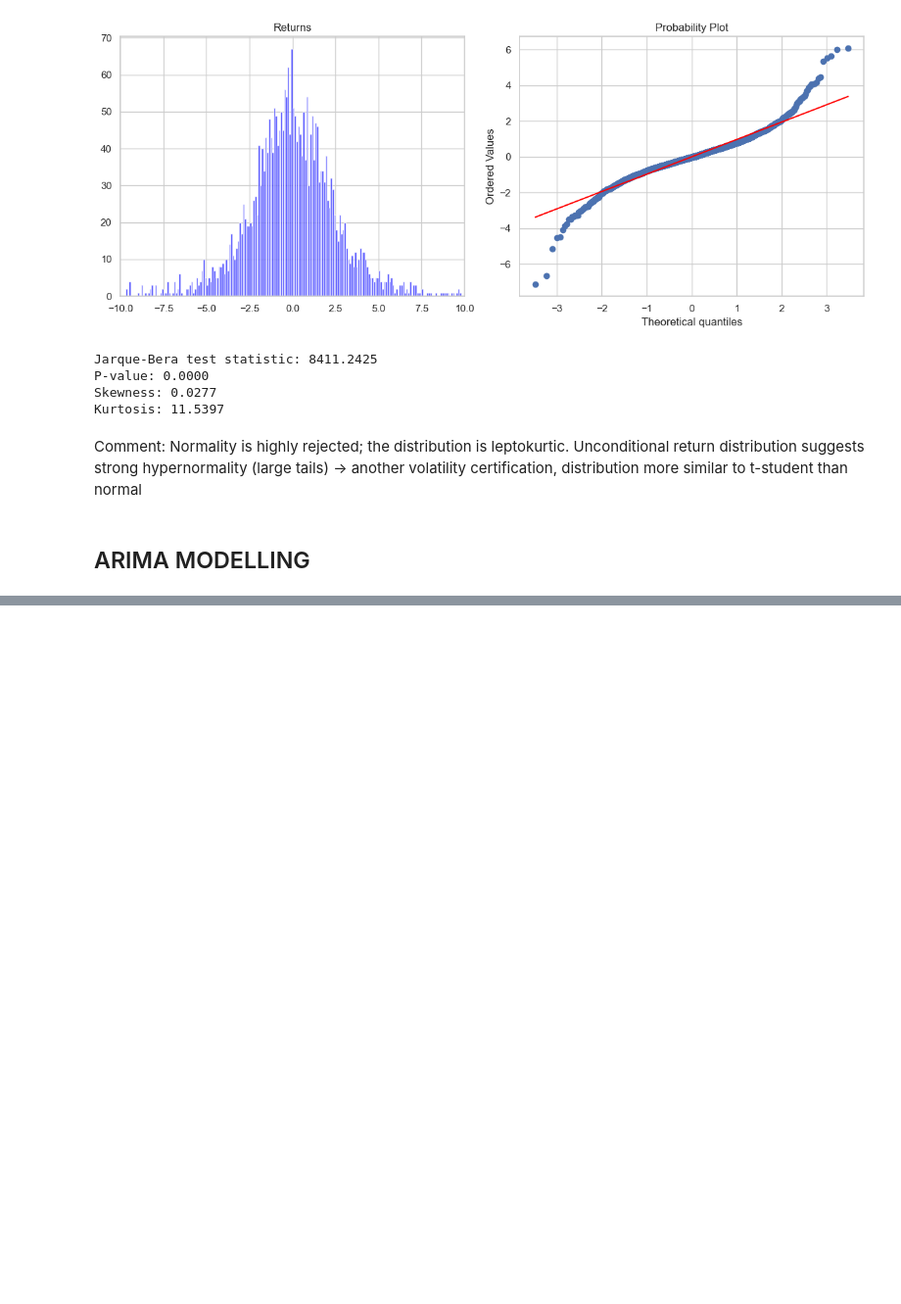
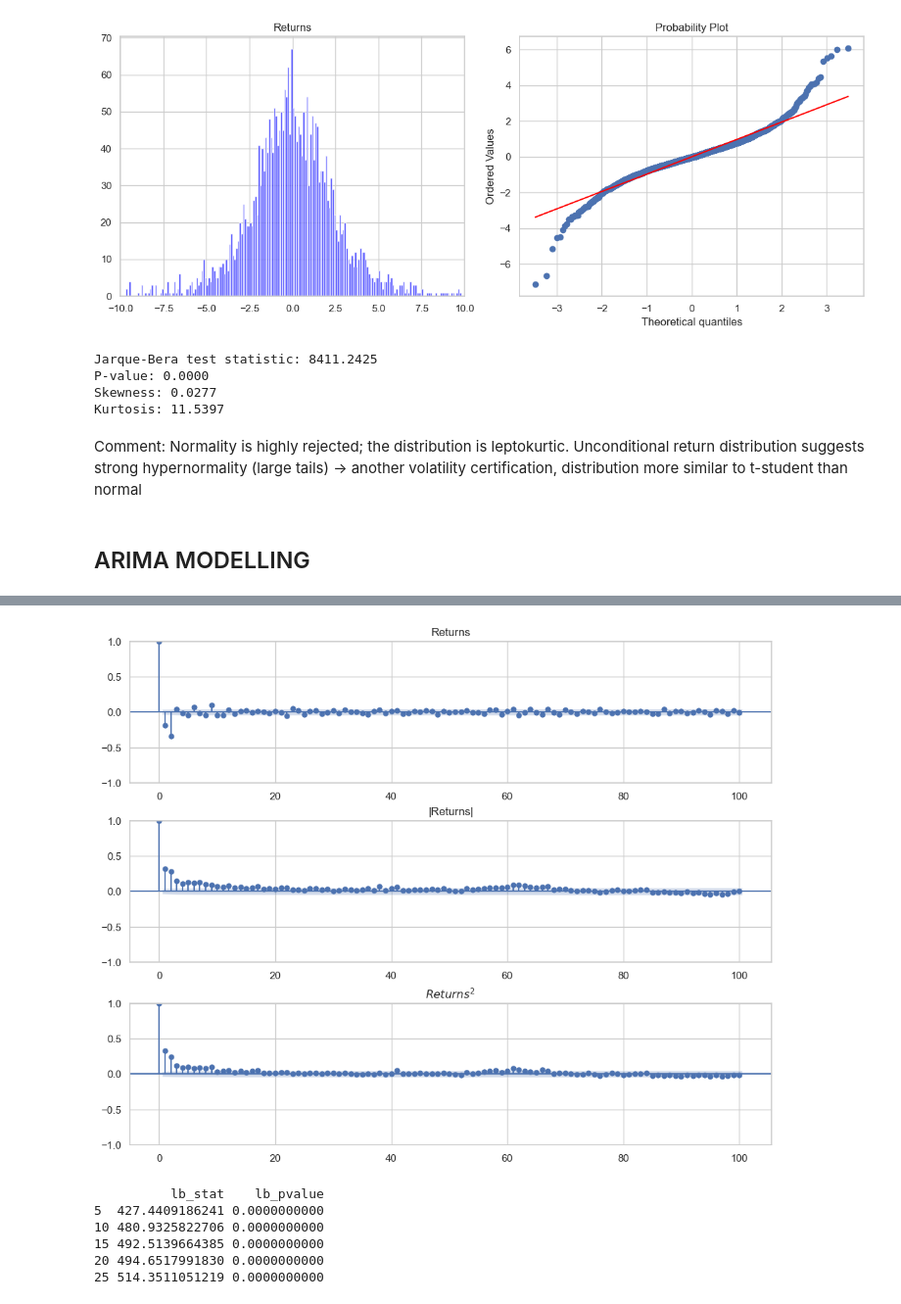
Before and after one commit to MrMajszi/RR_Project, a Jupyter notebook: Financial-TSA-GARCH-models_Python.ipynb, the cells around one changed output, grey strips where cells are left out. Shown at 98% size. Drawn from its saved outputs; the diff is of its cells as text; code cells hidden in the pictures; blank space fills up the shorter version.

```diff
--- a/Financial-TSA-GARCH-models_Python.ipynb
+++ b/Financial-TSA-GARCH-models_Python.ipynb
@@ -601,0 +675,38 @@ strong hypernormality (large tails) -> another volatility certification, distrib
+# %%
+# ACF of residuals, abs residuals and squared residuals within ARMA(1,0) model
+
+# Extract residuals
+res = fit1.resid
+res = res[~np.isnan(res)]  # Remove any NaNs
+
+# Plotting
+fig, axs = plt.subplots(3, 1, figsize=(10, 8), constrained_layout=True)
+
+plot_acf(res, lags=100, ax=axs[0])
+axs[0].set_title("Returns")
+
+plot_acf(np.abs(res), lags=100, ax=axs[1])
+axs[1].set_title("|Returns|")
+
+plot_acf(res**2, lags=100, ax=axs[2])
+axs[2].set_title(r"$Returns^2$")
+
+# Save figure
+output_folder = "TSA_GARCH_files_Python"
+os.makedirs(output_folder, exist_ok=True)
+plt.savefig(f"{output_folder}/ACF_PACF_sGARCH.png", dpi=300)
+
+plt.show()
+# %% [output]
+[figure, added]
+# %%
+# Ljung-Box test for autocorrelation of residuals
+ljung_test = acorr_ljungbox(res, lags=[5, 10, 15, 20, 25], return_df=True)
+print(ljung_test) #H0: lack of autocorrelation
+# %% [output]
+          lb_stat    lb_pvalue
+5  427.4409186241 0.0000000000
+10 480.9325822706 0.0000000000
+15 492.5139664385 0.0000000000
+20 494.6517991830 0.0000000000
+25 514.3511051219 0.0000000000
```
Also changed, not shown: parts of 39 cells of this notebook, 4 other files.
